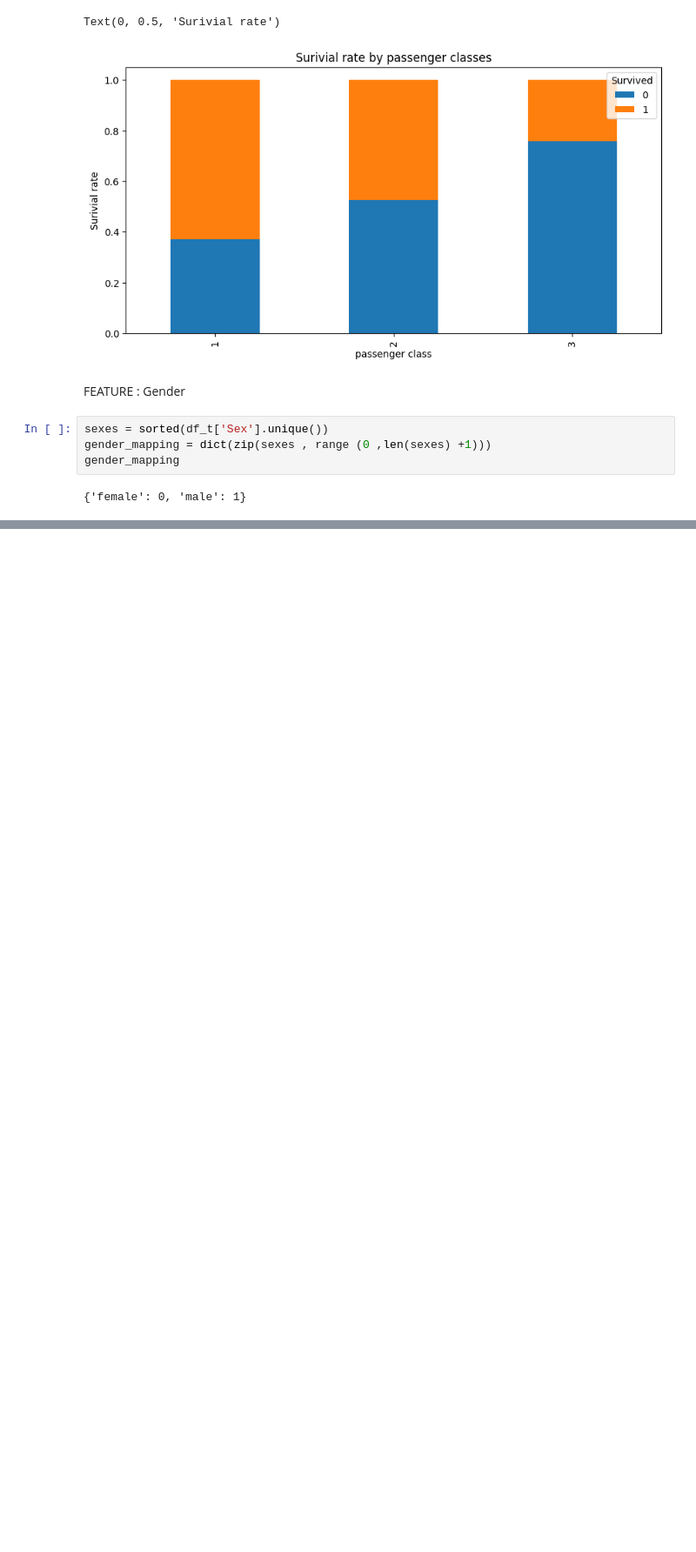
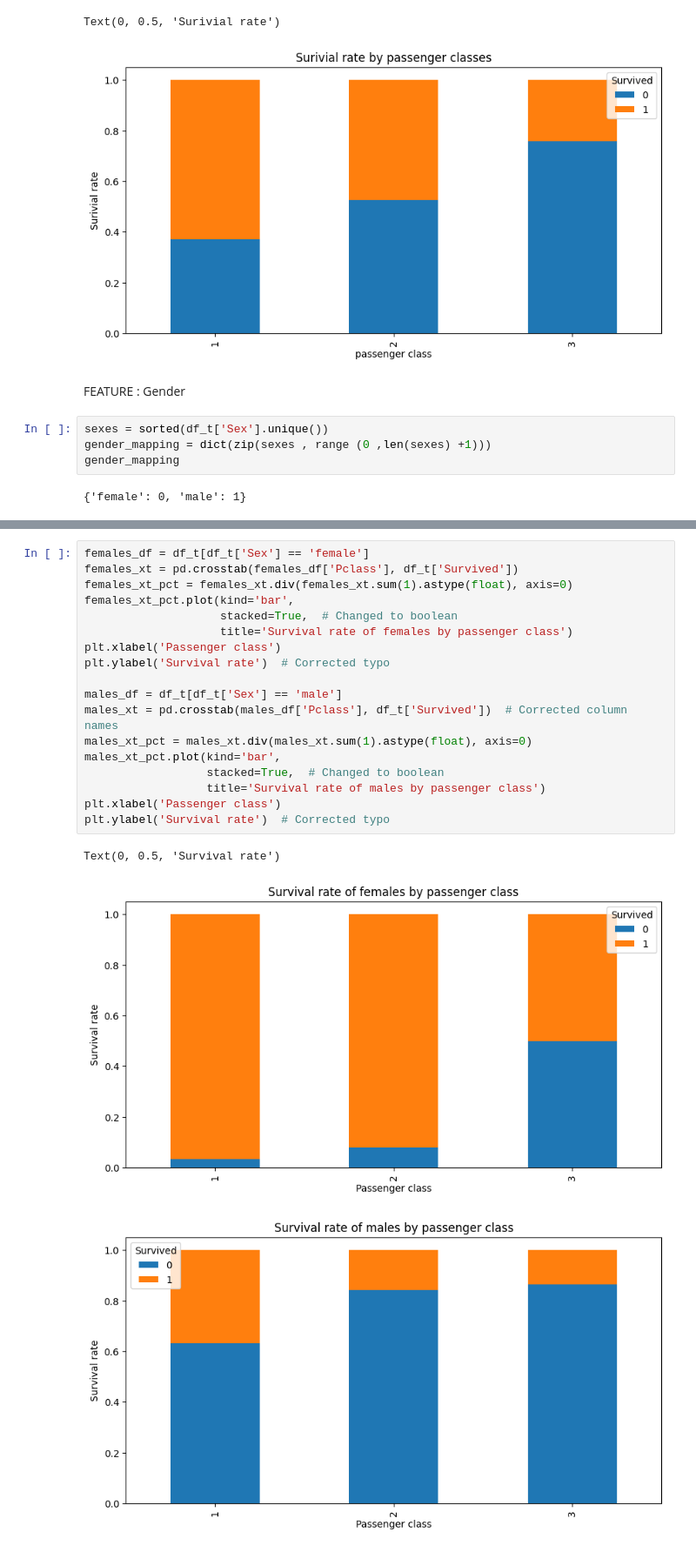
Before and after one commit to Jashu1410/My_jashufiles, a Jupyter notebook: titanic_dataset.ipynb, the cells around one changed output, grey strips where cells are left out. Shown: that part at 87% size. Saved outputs shown, nothing was run; the diff lists cells and outputs as text; blank space fills up the shorter version.

```diff
--- a/titanic_dataset.ipynb
+++ b/titanic_dataset.ipynb
@@ -181,0 +203,22 @@ df_t.head()
+# %%
+females_df = df_t[df_t['Sex'] == 'female']
+females_xt = pd.crosstab(females_df['Pclass'], df_t['Survived'])
+females_xt_pct = females_xt.div(females_xt.sum(1).astype(float), axis=0)
+females_xt_pct.plot(kind='bar',
+                    stacked=True,  # Changed to boolean
+                    title='Survival rate of females by passenger class')
+plt.xlabel('Passenger class')
+plt.ylabel('Survival rate')  # Corrected typo
+
+males_df = df_t[df_t['Sex'] == 'male']
+males_xt = pd.crosstab(males_df['Pclass'], df_t['Survived'])  # Corrected column names
+males_xt_pct = males_xt.div(males_xt.sum(1).astype(float), axis=0)
+males_xt_pct.plot(kind='bar',
+                  stacked=True,  # Changed to boolean
+                  title='Survival rate of males by passenger class')
+plt.xlabel('Passenger class')
+plt.ylabel('Survival rate')  # Corrected typo
+# %% [output]
+Text(0, 0.5, 'Survival rate')
+[figure, added]
+[figure, added]
```
Also changed, not shown: parts of 3 cells of this notebook.
